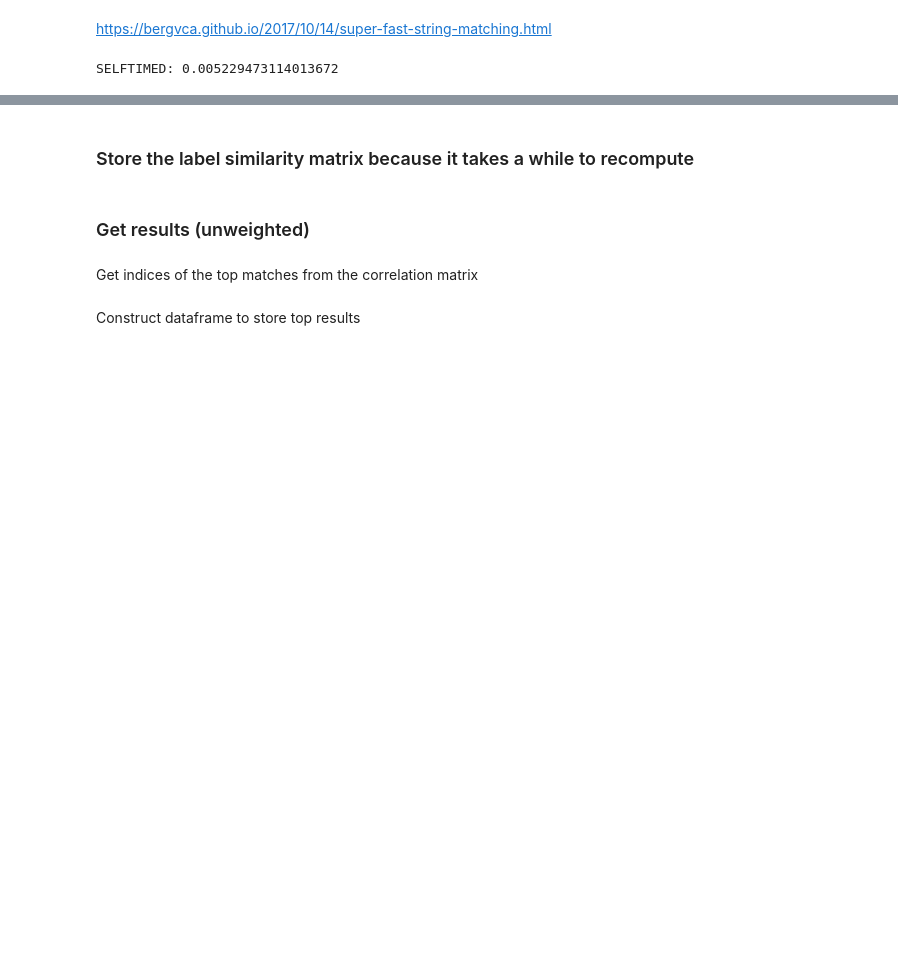
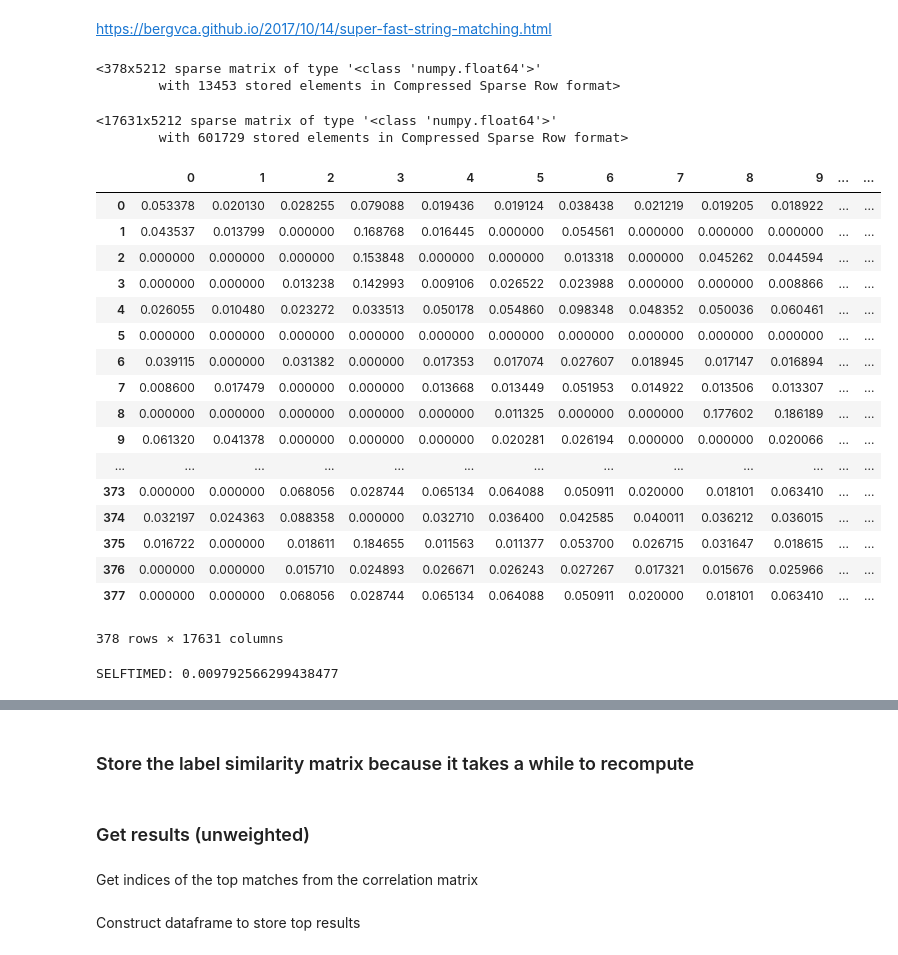
Before and after one commit to IBPA/dairy_matching, a Jupyter notebook: scripts/matching_pcc.ipynb, the cells around one changed output, grey strips where cells are left out. Cells and saved outputs as stored; diff of their text form; code cells hidden in the pictures; blank space fills up the shorter version.

```diff
--- a/scripts/matching_pcc.ipynb
+++ b/scripts/matching_pcc.ipynb
@@ -105,6 +107,8 @@ A_labels = asa_24.Food_Description.values
 
 B_labels = ncc['Short Food Description'].values
 
-A_labels = np.array([re.sub('[.,\/#!$%\^&\*;:{}=\-_`~()]','',label).lower() for label in A_labels])
-B_labels = np.array([re.sub('[.,\/#!$%\^&\*;:{}=\-_`~()]','',label).lower() for label in B_labels])
+A_labels = [re.sub('[.,\/#!$%\^&\*;:{}=\-_`~()]','',label).lower() for label in A_labels]
+B_labels = [re.sub('[.,\/#!$%\^&\*;:{}=\-_`~()]','',label).lower() for label in B_labels]
+# %%
+all_labels = A_labels + B_labels
 # %%
@@ -138,11 +136,45 @@ tf_idf_matrix = vectorizer.fit_transform(A_labels)
+# %%
+tf_idf_A
+# %% [output]
+<378x5212 sparse matrix of type '<class 'numpy.float64'>'
+        with 13453 stored elements in Compressed Sparse Row format>
+# %%
+tf_idf_B
+# %% [output]
+<17631x5212 sparse matrix of type '<class 'numpy.float64'>'
+        with 601729 stored elements in Compressed Sparse Row format>
+# %%
+pd.DataFrame(cosine_similarity(tf_idf_A,tf_idf_B))
+# %% [output]
+|  | 0 | 1 | 2 | 3 | 4 | 5 | 6 | 7 | 8 | 9 | ... | ... |
+| 0 | 0.053378 | 0.020130 | 0.028255 | 0.079088 | 0.019436 | 0.019124 | 0.038438 | 0.021219 | 0.019205 | 0.018922 | ... | ... |
+| 1 | 0.043537 | 0.013799 | 0.000000 | 0.168768 | 0.016445 | 0.000000 | 0.054561 | 0.000000 | 0.000000 | 0.000000 | ... | ... |
+| 2 | 0.000000 | 0.000000 | 0.000000 | 0.153848 | 0.000000 | 0.000000 | 0.013318 | 0.000000 | 0.045262 | 0.044594 | ... | ... |
+| 3 | 0.000000 | 0.000000 | 0.013238 | 0.142993 | 0.009106 | 0.026522 | 0.023988 | 0.000000 | 0.000000 | 0.008866 | ... | ... |
+| 4 | 0.026055 | 0.010480 | 0.023272 | 0.033513 | 0.050178 | 0.054860 | 0.098348 | 0.048352 | 0.050036 | 0.060461 | ... | ... |
+| 5 | 0.000000 | 0.000000 | 0.000000 | 0.000000 | 0.000000 | 0.000000 | 0.000000 | 0.000000 | 0.000000 | 0.000000 | ... | ... |
+| 6 | 0.039115 | 0.000000 | 0.031382 | 0.000000 | 0.017353 | 0.017074 | 0.027607 | 0.018945 | 0.017147 | 0.016894 | ... | ... |
+| 7 | 0.008600 | 0.017479 | 0.000000 | 0.000000 | 0.013668 | 0.013449 | 0.051953 | 0.014922 | 0.013506 | 0.013307 | ... | ... |
+| 8 | 0.000000 | 0.000000 | 0.000000 | 0.000000 | 0.000000 | 0.011325 | 0.000000 | 0.000000 | 0.177602 | 0.186189 | ... | ... |
+| 9 | 0.061320 | 0.041378 | 0.000000 | 0.000000 | 0.000000 | 0.020281 | 0.026194 | 0.000000 | 0.000000 | 0.020066 | ... | ... |
+| ... | ... | ... | ... | ... | ... | ... | ... | ... | ... | ... | ... | ... |
+| 373 | 0.000000 | 0.000000 | 0.068056 | 0.028744 | 0.065134 | 0.064088 | 0.050911 | 0.020000 | 0.018101 | 0.063410 | ... | ... |
+| 374 | 0.032197 | 0.024363 | 0.088358 | 0.000000 | 0.032710 | 0.036400 | 0.042585 | 0.040011 | 0.036212 | 0.036015 | ... | ... |
+| 375 | 0.016722 | 0.000000 | 0.018611 | 0.184655 | 0.011563 | 0.011377 | 0.053700 | 0.026715 | 0.031647 | 0.018615 | ... | ... |
+| 376 | 0.000000 | 0.000000 | 0.015710 | 0.024893 | 0.026671 | 0.026243 | 0.027267 | 0.017321 | 0.015676 | 0.025966 | ... | ... |
+| 377 | 0.000000 | 0.000000 | 0.068056 | 0.028744 | 0.065134 | 0.064088 | 0.050911 | 0.020000 | 0.018101 | 0.063410 | ... | ... |
+378 rows × 17631 columns
 # %%
-import time
 t1 = time.time()
-matches = awesome_cossim_topn(tf_idf_matrix, tf_idf_matrix.transpose(), 10, 0.8)
+
+SIM_THRESH = 0
+N_MATCHES = 10
+
+matches = awesome_cossim_topn(tf_idf_A, tf_idf_B, N_MATCHES, SIM_THRESH)
 t = time.time()-t1
 print("SELFTIMED:", t)
 # %% [output]
-SELFTIMED: 0.005229473114013672
+SELFTIMED: 0.009792566299438477
 # %%
 matches
 # %% [output]
```
Also changed, not shown: parts of 7 cells of this notebook.
